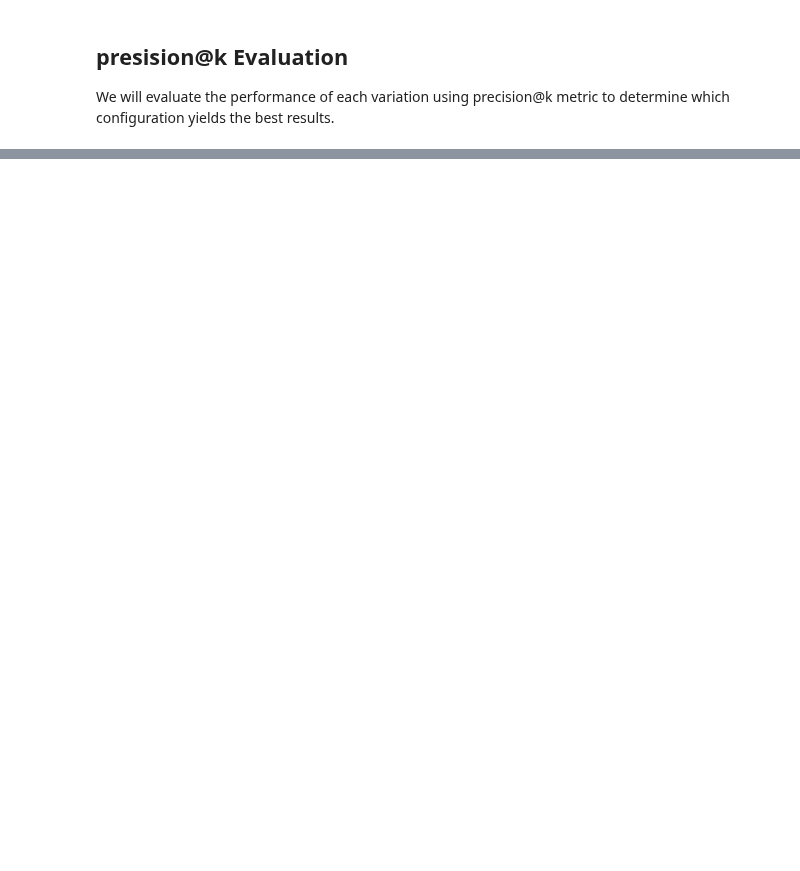
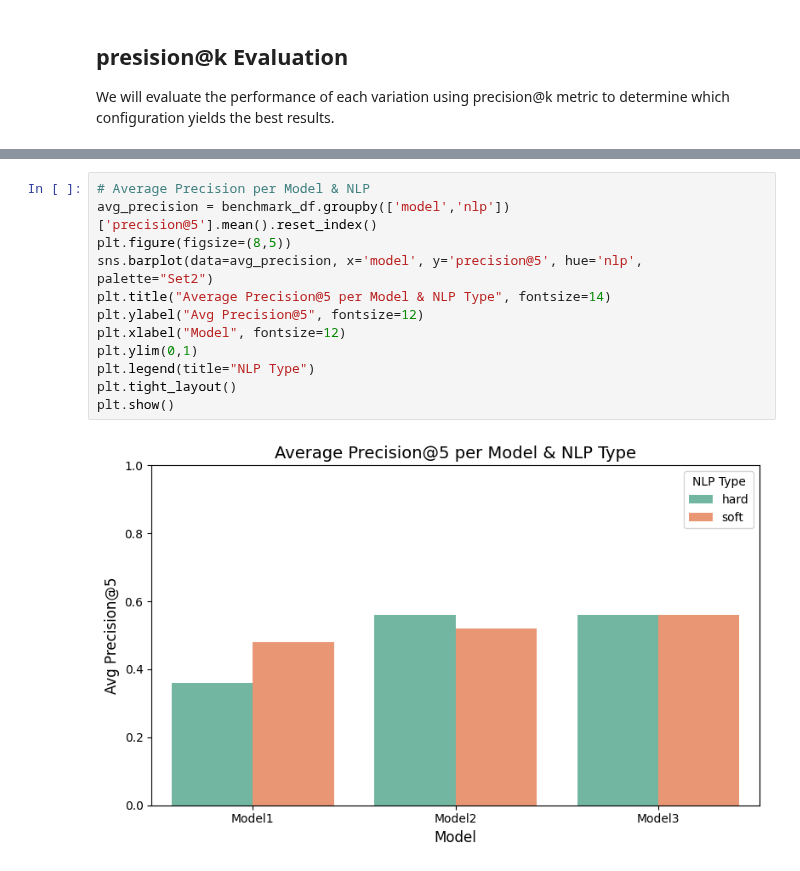
Before and after one commit to DanielvG-IT/Avans, a Jupyter notebook: Notebooks/8_optimization_se.ipynb, the cells around one changed output, grey strips where cells are left out. Saved outputs shown, nothing was run; the diff lists cells and outputs as text; blank space fills up the shorter version.

```diff
--- a/Notebooks/8_optimization_se.ipynb
+++ b/Notebooks/8_optimization_se.ipynb
@@ -345,0 +328,14 @@ plt.show()
+# %%
+# Average Precision per Model & NLP
+avg_precision = benchmark_df.groupby(['model','nlp'])['precision@5'].mean().reset_index()
+plt.figure(figsize=(8,5))
+sns.barplot(data=avg_precision, x='model', y='precision@5', hue='nlp', palette="Set2")
+plt.title("Average Precision@5 per Model & NLP Type", fontsize=14)
+plt.ylabel("Avg Precision@5", fontsize=12)
+plt.xlabel("Model", fontsize=12)
+plt.ylim(0,1)
+plt.legend(title="NLP Type")
+plt.tight_layout()
+plt.show()
+# %% [output]
+[figure, added]
```
Also changed, not shown: parts of 13 cells of this notebook.
